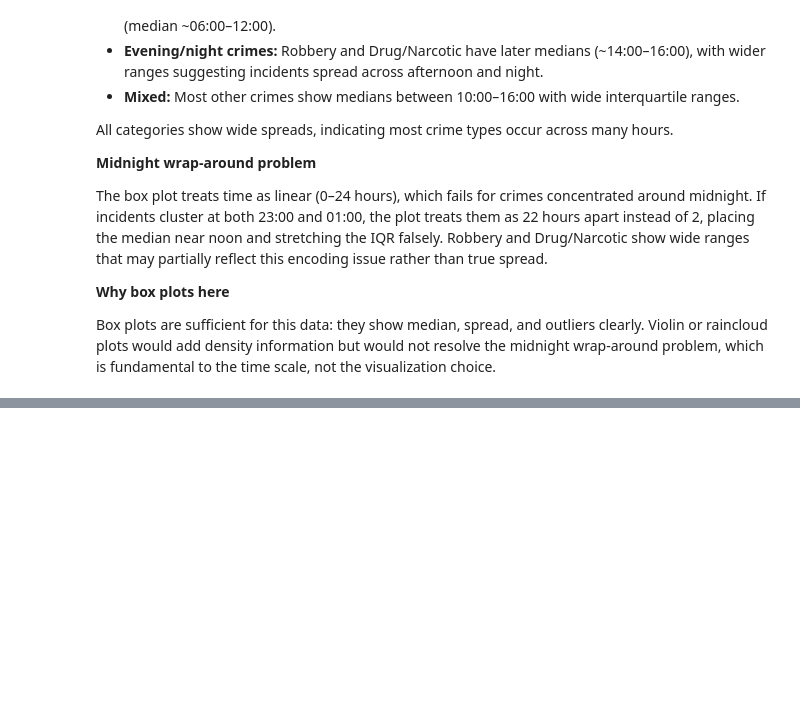
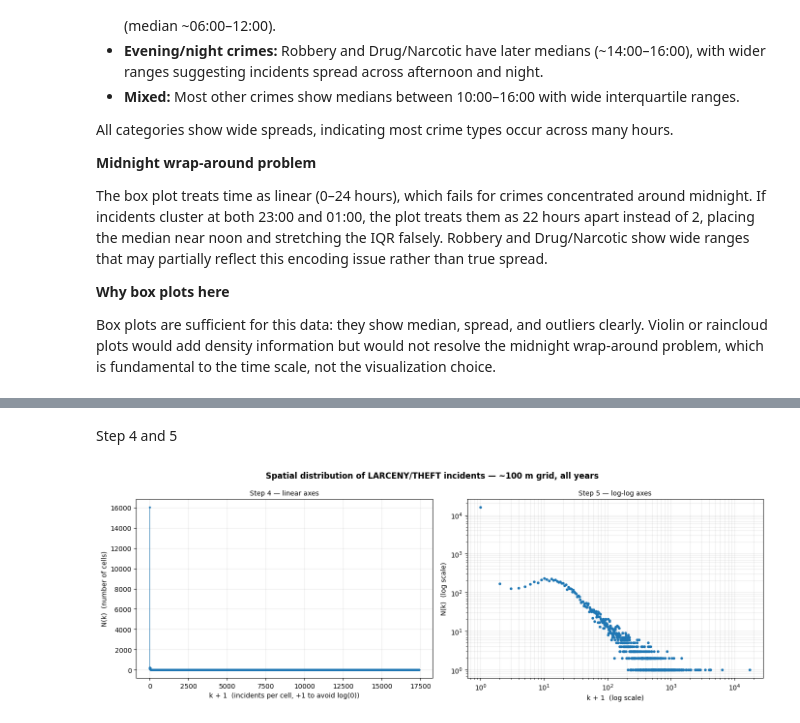
Before and after one commit to Slupon/Project_Socialdata, a Jupyter notebook: Assignment1_socialdata.ipynb, the cells around one changed output, grey strips where cells are left out. Cells and saved outputs as stored; diff of their text form; code cells hidden in the pictures; blank space fills up the shorter version.

```diff
--- a/Assignment1_socialdata.ipynb
+++ b/Assignment1_socialdata.ipynb
@@ -1187,0 +1265,31 @@ Box plots are sufficient for this data: they show median, spread, and outliers c
+# %% [markdown]
+Step 4 and 5
+# %%
+# ── Steps 4 & 5: Plot N(k) on linear and log-log axes ────────────────────────
+fig, axes = plt.subplots(1, 2, figsize=(14, 5))
+
+# Step 4 — linear axes
+ax = axes[0]
+ax.plot(k + 1, Nk, marker="o", markersize=2, linewidth=0.8)
+ax.set_xlabel("k + 1  (incidents per cell, +1 to avoid log(0))")
+ax.set_ylabel("N(k)  (number of cells)")
+ax.set_title("Step 4 — linear axes", fontsize=10)
+ax.grid(alpha=0.25)
+
+# Step 5 — log-log axes (only plot where N(k) > 0)
+ax = axes[1]
+mask = Nk > 0
+ax.loglog(k[mask] + 1, Nk[mask], marker="o", markersize=3, linestyle="none")
+ax.set_xlabel("k + 1  (log scale)")
+ax.set_ylabel("N(k)  (log scale)")
+ax.set_title("Step 5 — log-log axes", fontsize=10)
+ax.grid(alpha=0.25, which="both")
+
+plt.suptitle(
+    f"Spatial distribution of {crime} incidents — ~100 m grid, all years",
+    fontsize=12, fontweight="bold"
+)
+plt.tight_layout()
+plt.show()
+# %% [output]
+[figure, added]
```
Also changed, not shown: parts of 4 cells of this notebook.
